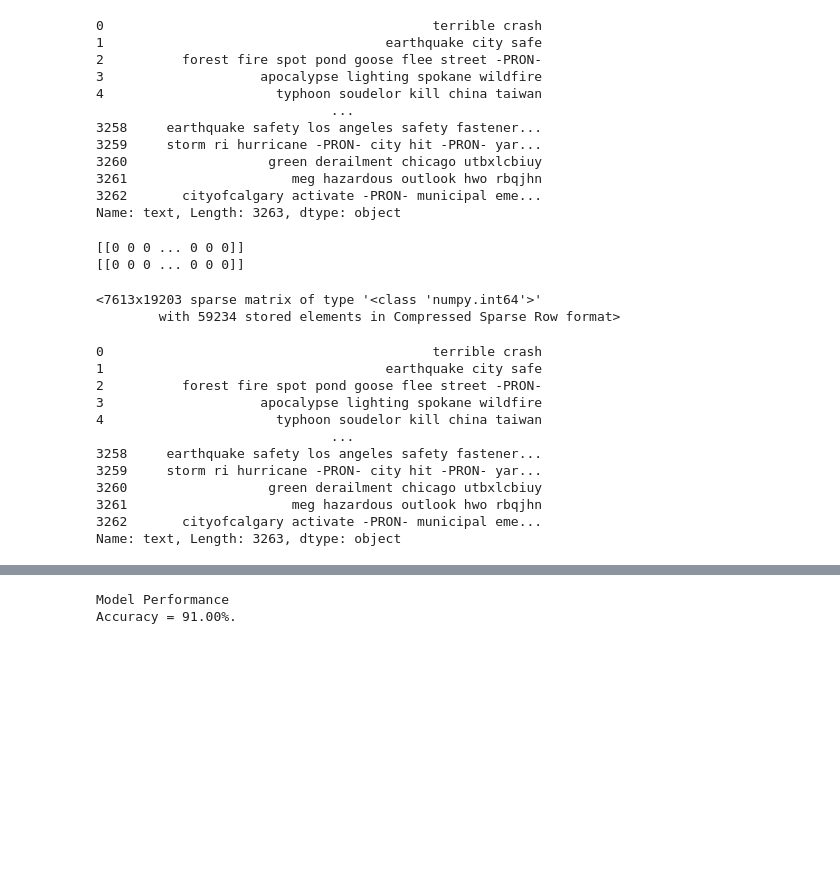
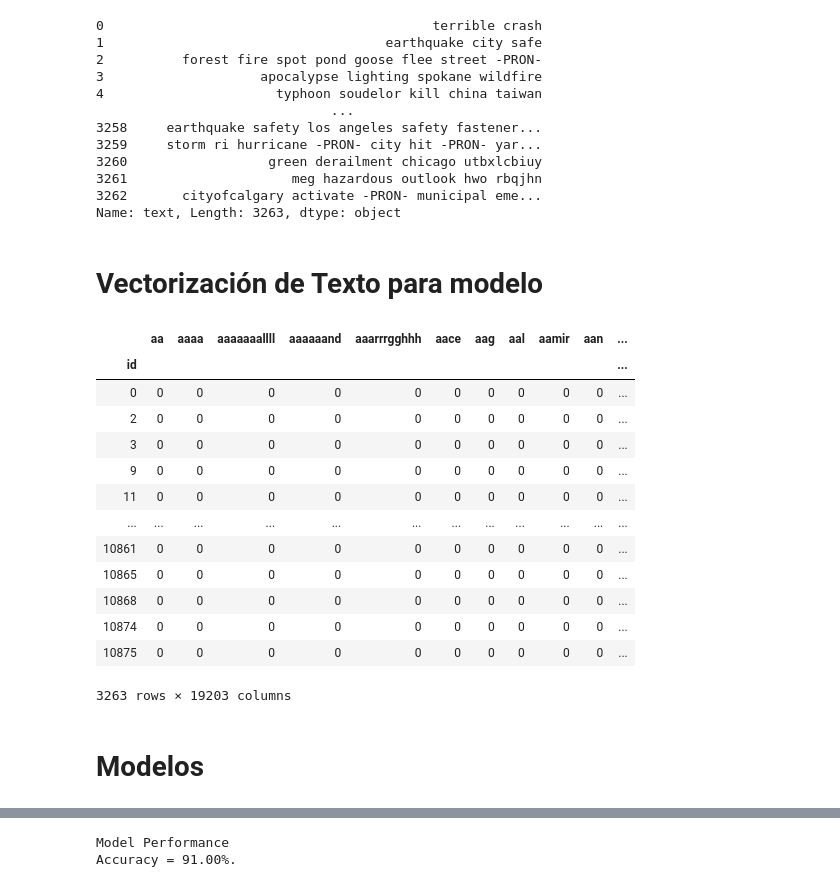
Before and after one commit to anichucai/7506-Datos-datos-tp2, a Jupyter notebook: Features-NUEVO.ipynb, the cells around one changed output, grey strips where cells are left out. Saved outputs shown, nothing was run; the diff lists cells and outputs as text; code cells hidden in the pictures; blank space fills up the shorter version.

```diff
--- a/Features-NUEVO.ipynb
+++ b/Features-NUEVO.ipynb
@@ -223,36 +226,34 @@ test.text
 3261                     meg hazardous outlook hwo rbqjhn
 3262       cityofcalgary activate -PRON- municipal eme...
 Name: text, Length: 3263, dtype: object
+# %% [markdown]
+# Vectorización de Texto para modelo
 # %%
+# BAG OF WORDS
 from sklearn.feature_extraction.text import CountVectorizer
 count_vectorizer=CountVectorizer(analyzer='word',binary=True)
 count_vectorizer.fit(train.text)
 
 train_vec = count_vectorizer.fit_transform(train.text)
 test_vec = count_vectorizer.transform(test.text)
 
-print(train_vec[7].todense())
-print(test_vec[7].todense())
+train_vec = pd.DataFrame(train_vec.toarray(),columns=count_vectorizer.get_feature_names())
+train_vec.set_index(train.id)
+
+test_vec = pd.DataFrame(test_vec.toarray(),columns=count_vectorizer.get_feature_names())
+test_vec.set_index(test.id)
 # %% [output]
+|  | aa | aaaa | aaaaaaallll | aaaaaand | aaarrrgghhh | aace | aag | aal | aamir | aan | ... |
+| id |  |  |  |  |  |  |  |  |  |  | ... |
+| 0 | 0 | 0 | 0 | 0 | 0 | 0 | 0 | 0 | 0 | 0 | ... |
+| 2 | 0 | 0 | 0 | 0 | 0 | 0 | 0 | 0 | 0 | 0 | ... |
+| 3 | 0 | 0 | 0 | 0 | 0 | 0 | 0 | 0 | 0 | 0 | ... |
+| 9 | 0 | 0 | 0 | 0 | 0 | 0 | 0 | 0 | 0 | 0 | ... |
+| 11 | 0 | 0 | 0 | 0 | 0 | 0 | 0 | 0 | 0 | 0 | ... |
+| ... | ... | ... | ... | ... | ... | ... | ... | ... | ... | ... | ... |
+| 10861 | 0 | 0 | 0 | 0 | 0 | 0 | 0 | 0 | 0 | 0 | ... |
+| 10865 | 0 | 0 | 0 | 0 | 0 | 0 | 0 | 0 | 0 | 0 | ... |
+| 10868 | 0 | 0 | 0 | 0 | 0 | 0 | 0 | 0 | 0 | 0 | ... |
+| 10874 | 0 | 0 | 0 | 0 | 0 | 0 | 0 | 0 | 0 | 0 | ... |
+| 10875 | 0 | 0 | 0 | 0 | 0 | 0 | 0 | 0 | 0 | 0 | ... |
-[[0 0 0 ... 0 0 0]]
-[[0 0 0 ... 0 0 0]]
+3263 rows × 19203 columns
-# %%
-train_vec
-# %% [output]
-<7613x19203 sparse matrix of type '<class 'numpy.int64'>'
-        with 59234 stored elements in Compressed Sparse Row format>
-# %%
-test.text
-# %% [output]
-0                                          terrible crash
-1                                    earthquake city safe
-2          forest fire spot pond goose flee street -PRON-
-3                    apocalypse lighting spokane wildfire
-4                      typhoon soudelor kill china taiwan
-                              ...
-3258     earthquake safety los angeles safety fastener...
-3259     storm ri hurricane -PRON- city hit -PRON- yar...
-3260                  green derailment chicago utbxlcbiuy
-3261                     meg hazardous outlook hwo rbqjhn
-3262       cityofcalgary activate -PRON- municipal eme...
-Name: text, Length: 3263, dtype: object
@@ -258,0 +269,2 @@ Name: text, Length: 3263, dtype: object
+# %% [markdown]
+# Modelos
```
Also changed, not shown: parts of 30 cells of this notebook, 5 other files.
